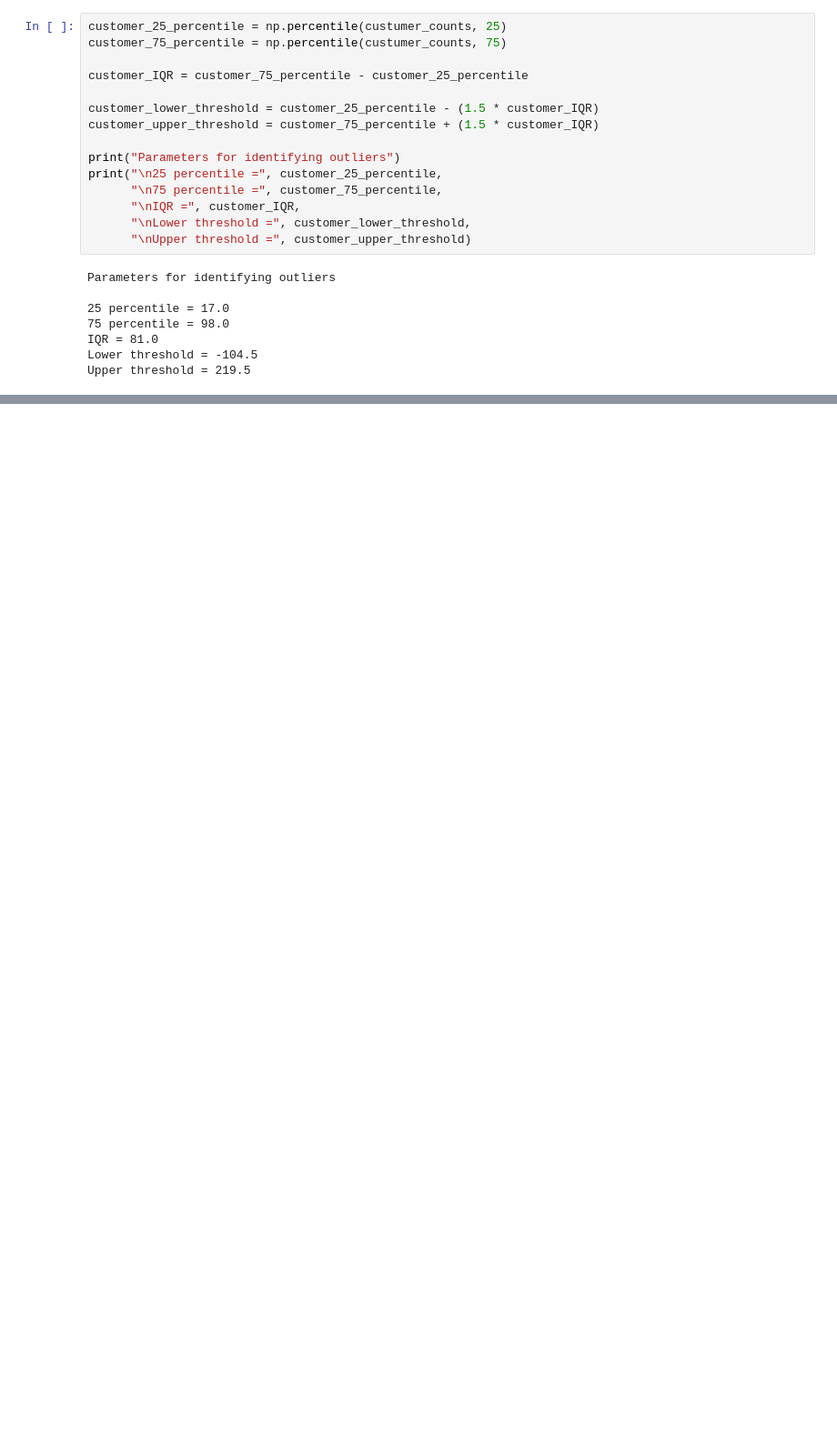
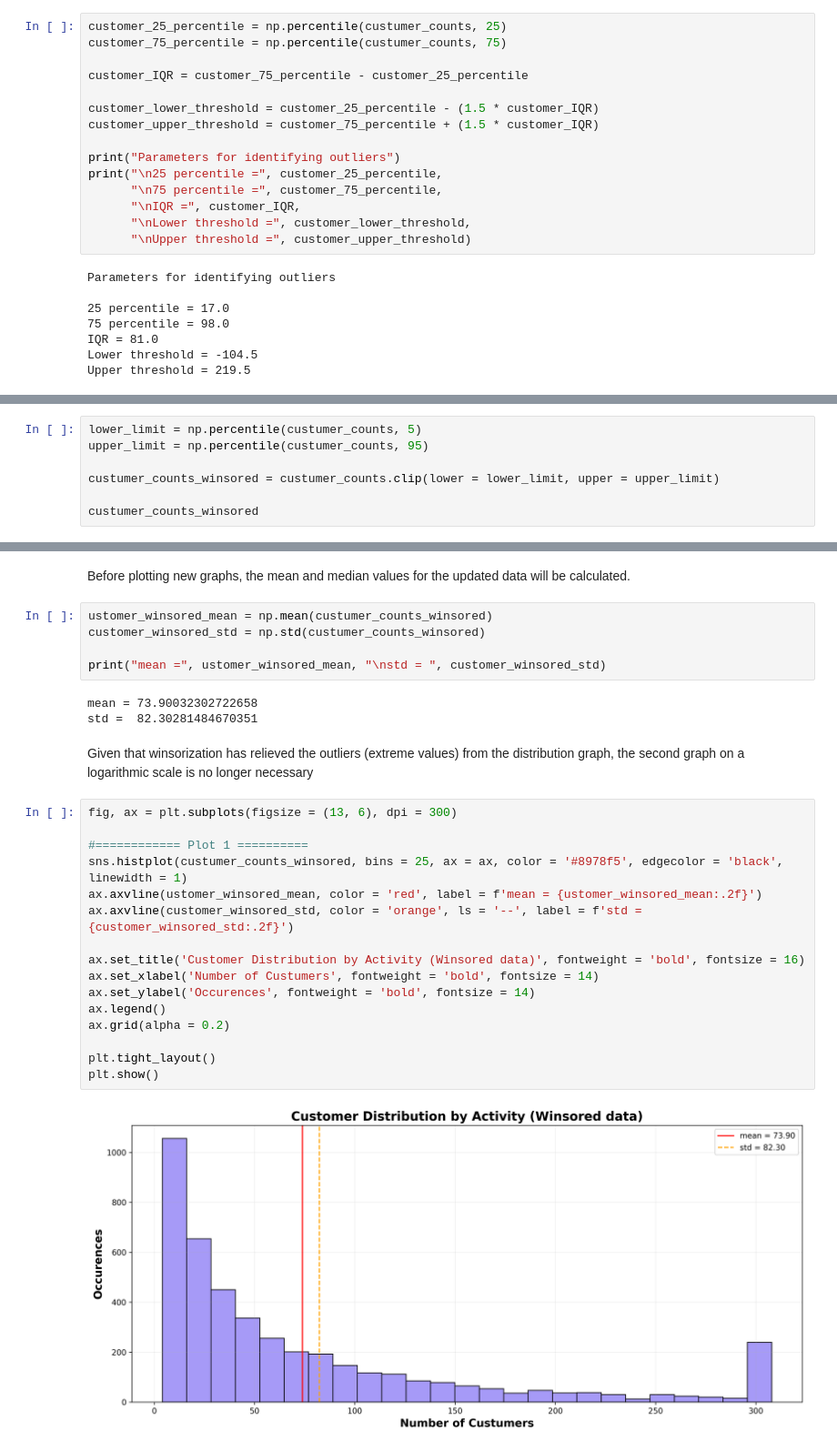
Before and after one commit to RV01011001/project_1-customer-segmentation, a Jupyter notebook: notebooks/03_exploratory_data_analysis.ipynb, the cells around one changed output, grey strips where cells are left out. Shown at 91% size. Drawn from its saved outputs; the diff is of its cells as text; blank space fills up the shorter version.

Commit message:
Working on stage 3 -Exploratory Data Analysis

```diff
--- a/notebooks/03_exploratory_data_analysis.ipynb
+++ b/notebooks/03_exploratory_data_analysis.ipynb
@@ -224,0 +237,7 @@ plt.show()
+# %%
+lower_limit = np.percentile(custumer_counts, 5)
+upper_limit = np.percentile(custumer_counts, 95)
+
+custumer_counts_winsored = custumer_counts.clip(lower = lower_limit, upper = upper_limit)
+
+custumer_counts_winsored
@@ -224,0 +258,30 @@ plt.show()
+# %% [markdown]
+Before plotting new graphs, the mean and median values for the updated data will be calculated.
+# %%
+ustomer_winsored_mean = np.mean(custumer_counts_winsored)
+customer_winsored_std = np.std(custumer_counts_winsored)
+
+print("mean =", ustomer_winsored_mean, "\nstd = ", customer_winsored_std)
+# %% [output]
+mean = 73.90032302722658
+std =  82.30281484670351
+# %% [markdown]
+Given that winsorization has relieved the outliers (extreme values) from the distribution graph, the second graph on a logarithmic scale is no longer necessary
+# %%
+fig, ax = plt.subplots(figsize = (13, 6), dpi = 300)
+
+#============ Plot 1 ==========
+sns.histplot(custumer_counts_winsored, bins = 25, ax = ax, color = '#8978f5', edgecolor = 'black', linewidth = 1)
+ax.axvline(ustomer_winsored_mean, color = 'red', label = f'mean = {ustomer_winsored_mean:.2f}')
+ax.axvline(customer_winsored_std, color = 'orange', ls = '--', label = f'std = {customer_winsored_std:.2f}')
+
+ax.set_title('Customer Distribution by Activity (Winsored data)', fontweight = 'bold', fontsize = 16)
+ax.set_xlabel('Number of Custumers', fontweight = 'bold', fontsize = 14)
+ax.set_ylabel('Occurences', fontweight = 'bold', fontsize = 14)
+ax.legend()
+ax.grid(alpha = 0.2)
+
+plt.tight_layout()
+plt.show()
+# %% [output]
+[figure, added]
```
Also changed, not shown: parts of 8 cells of this notebook.
